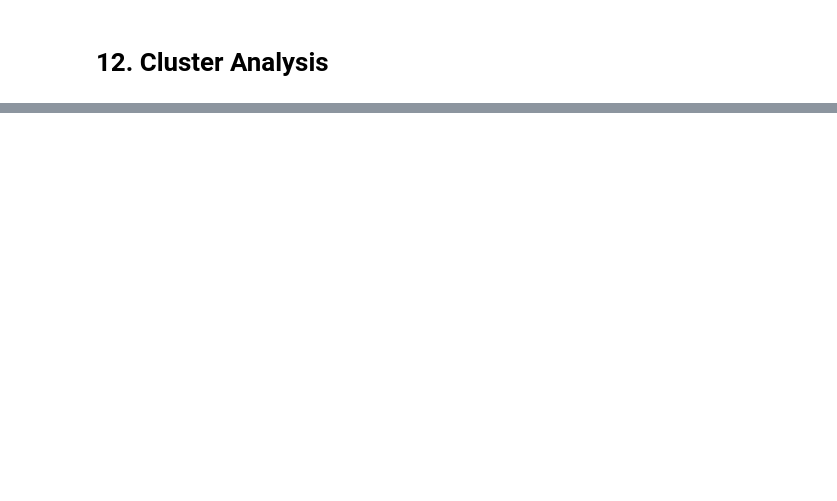
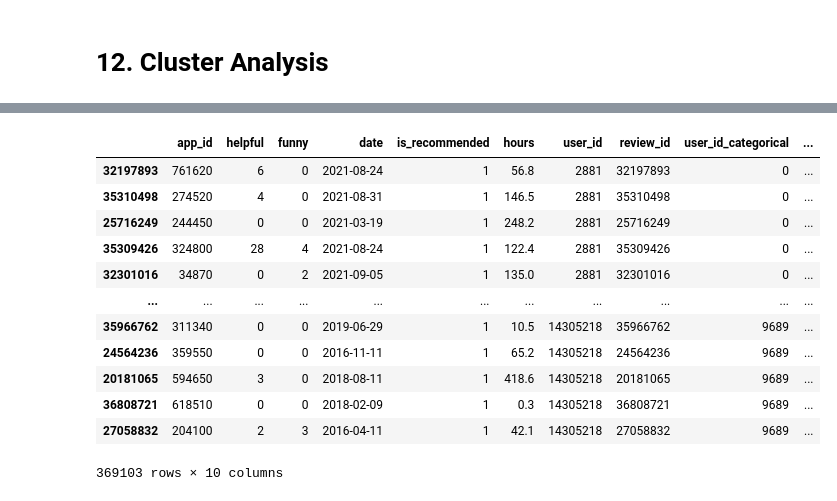
Before and after one commit to Rick0701/Videogames_Reccommendation, a Jupyter notebook: 12.Cluster_Analysis.ipynb, the cells around one changed output, grey strips where cells are left out. Cells and saved outputs as stored; diff of their text form; code cells hidden in the pictures; blank space fills up the shorter version.

```diff
--- a/12.Cluster_Analysis.ipynb
+++ b/12.Cluster_Analysis.ipynb
@@ -59,0 +52,16 @@ plt.show()
+# %%
+recommendations
+# %% [output]
+|  | app_id | helpful | funny | date | is_recommended | hours | user_id | review_id | user_id_categorical | ... |
+| 32197893 | 761620 | 6 | 0 | 2021-08-24 | 1 | 56.8 | 2881 | 32197893 | 0 | ... |
+| 35310498 | 274520 | 4 | 0 | 2021-08-31 | 1 | 146.5 | 2881 | 35310498 | 0 | ... |
+| 25716249 | 244450 | 0 | 0 | 2021-03-19 | 1 | 248.2 | 2881 | 25716249 | 0 | ... |
+| 35309426 | 324800 | 28 | 4 | 2021-08-24 | 1 | 122.4 | 2881 | 35309426 | 0 | ... |
+| 32301016 | 34870 | 0 | 2 | 2021-09-05 | 1 | 135.0 | 2881 | 32301016 | 0 | ... |
+| ... | ... | ... | ... | ... | ... | ... | ... | ... | ... | ... |
+| 35966762 | 311340 | 0 | 0 | 2019-06-29 | 1 | 10.5 | 14305218 | 35966762 | 9689 | ... |
+| 24564236 | 359550 | 0 | 0 | 2016-11-11 | 1 | 65.2 | 14305218 | 24564236 | 9689 | ... |
+| 20181065 | 594650 | 3 | 0 | 2018-08-11 | 1 | 418.6 | 14305218 | 20181065 | 9689 | ... |
+| 36808721 | 618510 | 0 | 0 | 2018-02-09 | 1 | 0.3 | 14305218 | 36808721 | 9689 | ... |
+| 27058832 | 204100 | 2 | 3 | 2016-04-11 | 1 | 42.1 | 14305218 | 27058832 | 9689 | ... |
+369103 rows × 10 columns
```
Also changed, not shown: parts of 41 cells of this notebook, 11 other files.
